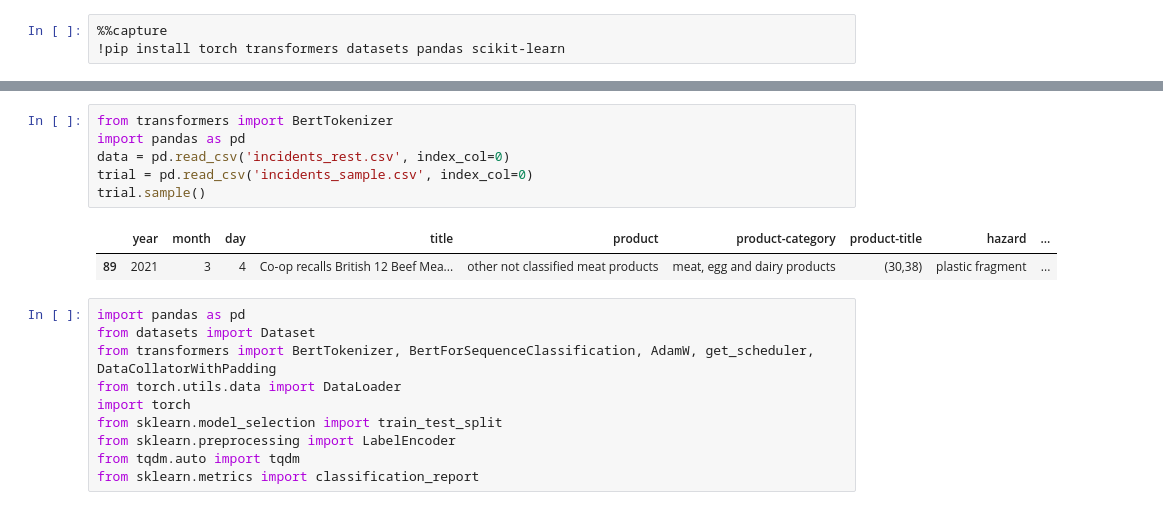
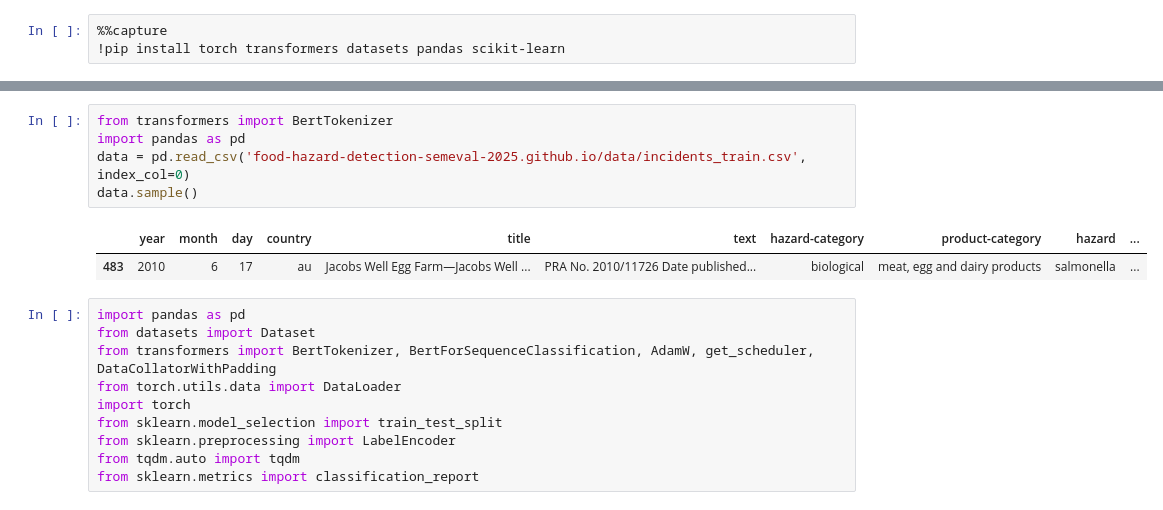
Before and after one commit to food-hazard-detection-semeval-2025/food-hazard-detection-semeval-2025.github.io, a Jupyter notebook: code/The_Food_Hazard_Detection_Challenge_SemEval_2025_The_BERT_Baseline.ipynb, the cells around one changed output, grey strips where cells are left out. Drawn from its saved outputs; the diff is of its cells as text.

Commit message:
Updated to use the train data, then write out the predictions to a file

```diff
--- a/code/The_Food_Hazard_Detection_Challenge_SemEval_2025_The_BERT_Baseline.ipynb
+++ b/code/The_Food_Hazard_Detection_Challenge_SemEval_2025_The_BERT_Baseline.ipynb
@@ -9,12 +16,11 @@
 # %%
 from transformers import BertTokenizer
 import pandas as pd
-data = pd.read_csv('incidents_rest.csv', index_col=0)
-trial = pd.read_csv('incidents_sample.csv', index_col=0)
-trial.sample()
+data = pd.read_csv('food-hazard-detection-semeval-2025.github.io/data/incidents_train.csv', index_col=0)
+data.sample()
 # %% [output]
-|  | year | month | day | title | product | product-category | product-title | hazard | ... |
-| 89 | 2021 | 3 | 4 | Co-op recalls British 12 Beef Mea... | other not classified meat products | meat, egg and dairy products | (30,38) | plastic fragment | ... |
+|  | year | month | day | country | title | text | hazard-category | product-category | hazard | ... |
+| 483 | 2010 | 6 | 17 | au | Jacobs Well Egg Farm—Jacobs Well ... | PRA No. 2010/11726 Date published... | biological | meat, egg and dairy products | salmonella | ... |
 # %%
 import pandas as pd
 from datasets import Dataset
```
Also changed, not shown: parts of 20 cells of this notebook.
